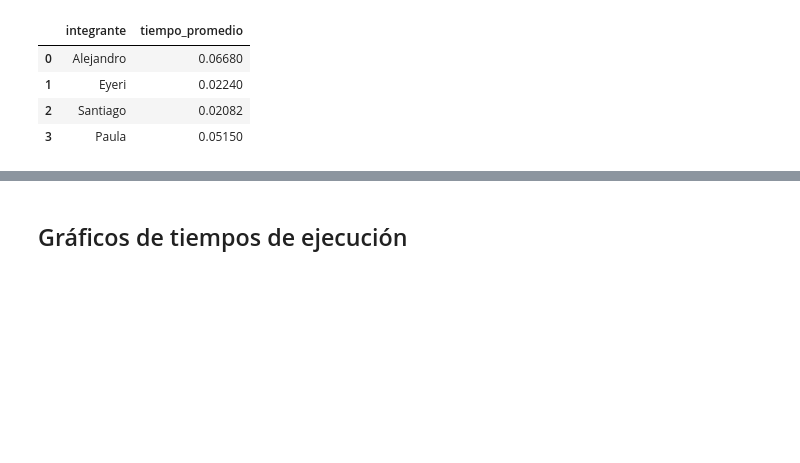
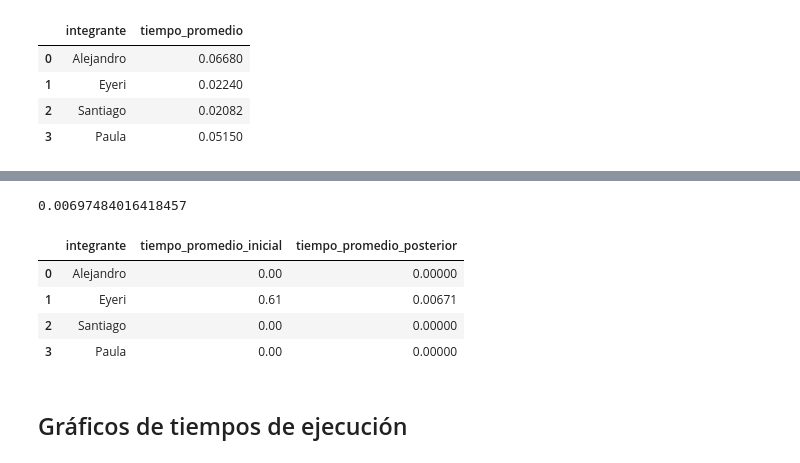
Before and after one commit to Santifer0803/Proyecto_herramientas_II, a Jupyter notebook: cod/ejercicios_python.ipynb, the cells around one changed output, grey strips where cells are left out. Saved outputs shown, nothing was run; the diff lists cells and outputs as text; code cells hidden in the pictures; blank space fills up the shorter version.

```diff
--- a/cod/ejercicios_python.ipynb
+++ b/cod/ejercicios_python.ipynb
@@ -610,3 +960,47 @@ tiempos_ej_6
+# %%
+tiempos_ej_9 = np.array([], dtype = float)
+
+for i in range(10):
+
+    inicio = time.time()
+
+    regresion_logistica(
+
+        X_train, y_train,
+
+        X_val, y_val,
+
+        num_iterations = 1000, learning_rate = 0.003
+
+    )
+
+    fin = time.time()
+
+    tiempos_ej_9 = np.append(tiempos_ej_9, (fin - inicio))
+
+tiempo_promedio_ej_9 = np.sum(tiempos_ej_9) / 10
+tiempo_promedio_ej_9
+# %% [output]
+0.00697484016418457
+# %%
+data_ej_9 = {
+
+    'integrante': ['Alejandro', 'Eyeri', 'Santiago', 'Paula'],
+
+    'tiempo_promedio_inicial': [0, 0.61, 0, 0],
+
+    'tiempo_promedio_posterior': [0, 0.00671, 0, 0]
+
+}
+
+tiempos_ej_9 = pd.DataFrame(data_ej_9)
+tiempos_ej_9
+# %% [output]
+|  | integrante | tiempo_promedio_inicial | tiempo_promedio_posterior |
+| 0 | Alejandro | 0.00 | 0.00000 |
+| 1 | Eyeri | 0.61 | 0.00671 |
+| 2 | Santiago | 0.00 | 0.00000 |
+| 3 | Paula | 0.00 | 0.00000 |
 # %% [markdown]
 ## Gráficos de tiempos de ejecución
 # %% [markdown]
```
Also changed, not shown: parts of 32 cells of this notebook.
